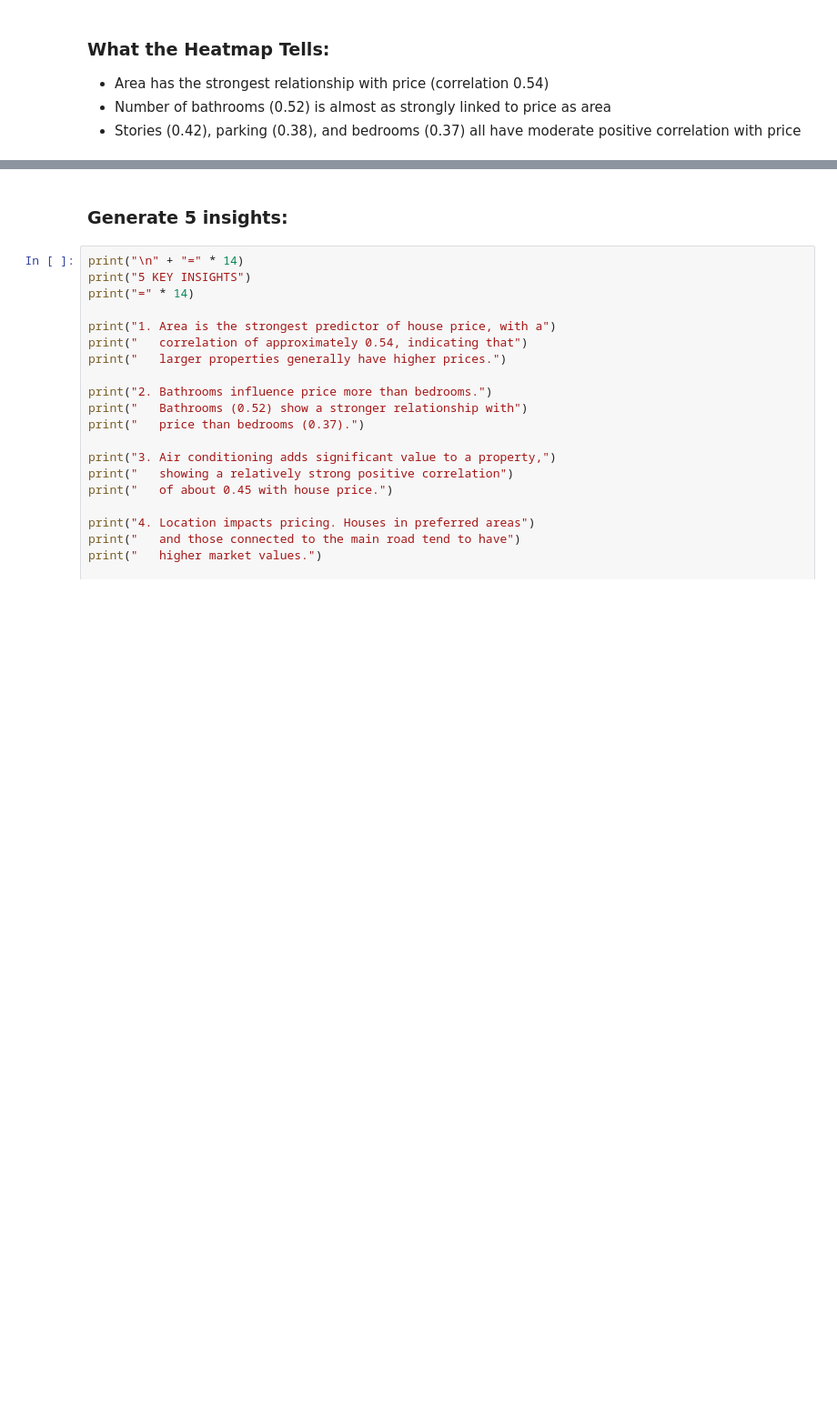
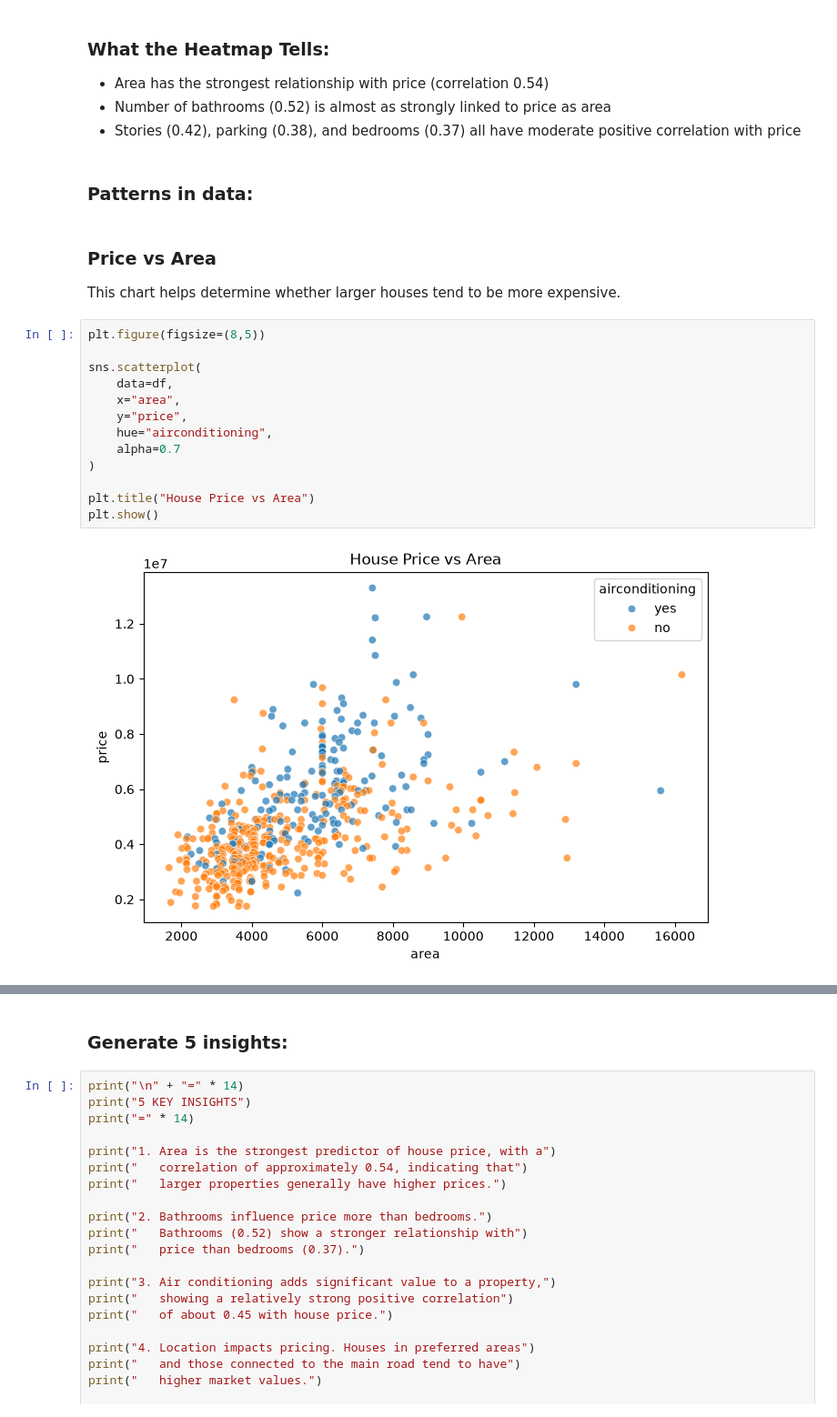
Before and after one commit to dinakaranthiru/AI-Engineer-12-Weeks, a Jupyter notebook: Week3_Task/EDA_Task_3.ipynb, the cells around one changed output, grey strips where cells are left out. Shown at 91% size. Drawn from its saved outputs; the diff is of its cells as text; blank space fills up the shorter version.

Commit message:
Find Pattern in data

```diff
--- a/Week3_Task/EDA_Task_3.ipynb
+++ b/Week3_Task/EDA_Task_3.ipynb
@@ -116,3 +116,24 @@ plt.show()
 * Area has the strongest relationship with price (correlation 0.54)
 * Number of bathrooms (0.52) is almost as strongly linked to price as area
 * Stories (0.42), parking (0.38), and bedrooms (0.37) all have moderate positive correlation with price
+# %% [markdown]
+### Patterns in data:
+# %% [markdown]
+### Price vs Area
+
+This chart helps determine whether larger houses tend to be more expensive.
+# %%
+plt.figure(figsize=(8,5))
+
+sns.scatterplot(
+    data=df,
+    x="area",
+    y="price",
+    hue="airconditioning",
+    alpha=0.7
+)
+
+plt.title("House Price vs Area")
+plt.show()
+# %% [output]
+[figure, added]
```
Also changed, not shown: parts of 7 cells of this notebook.
